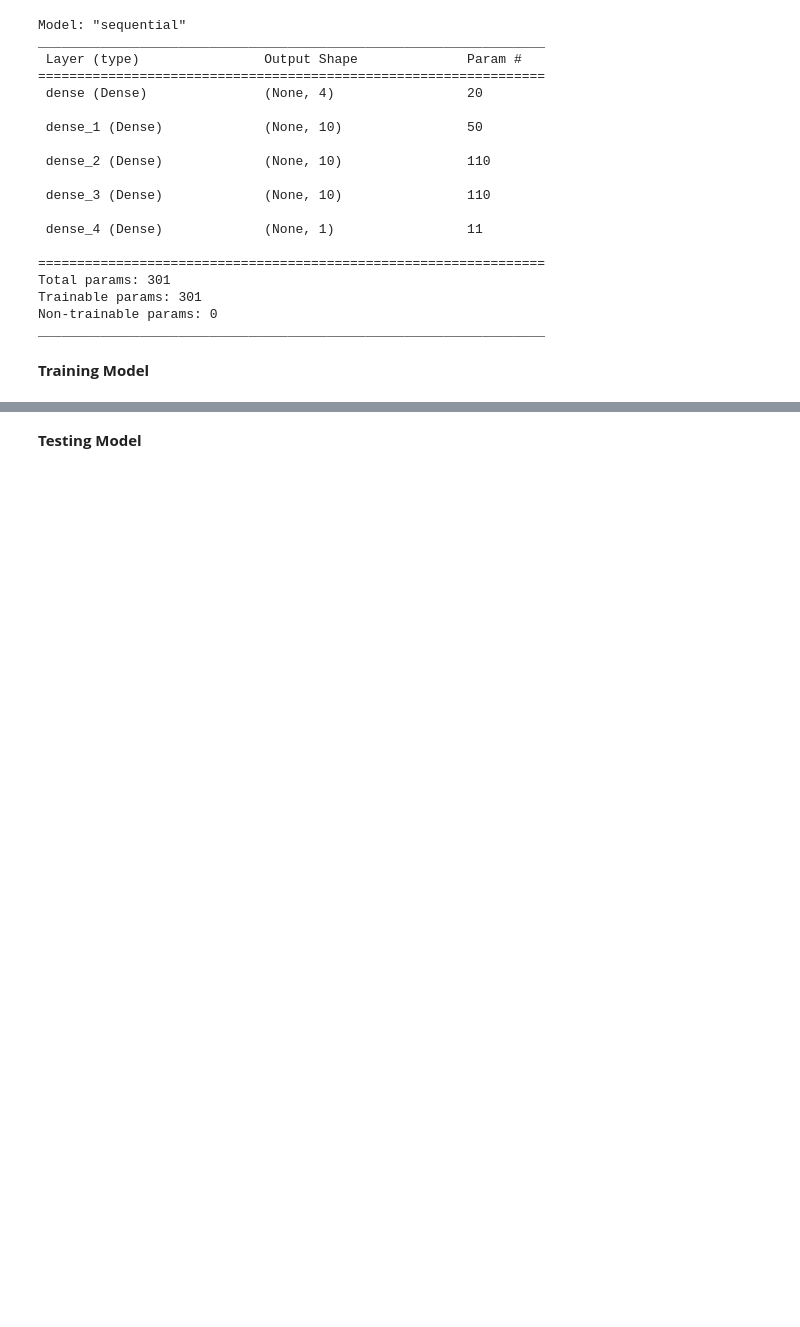
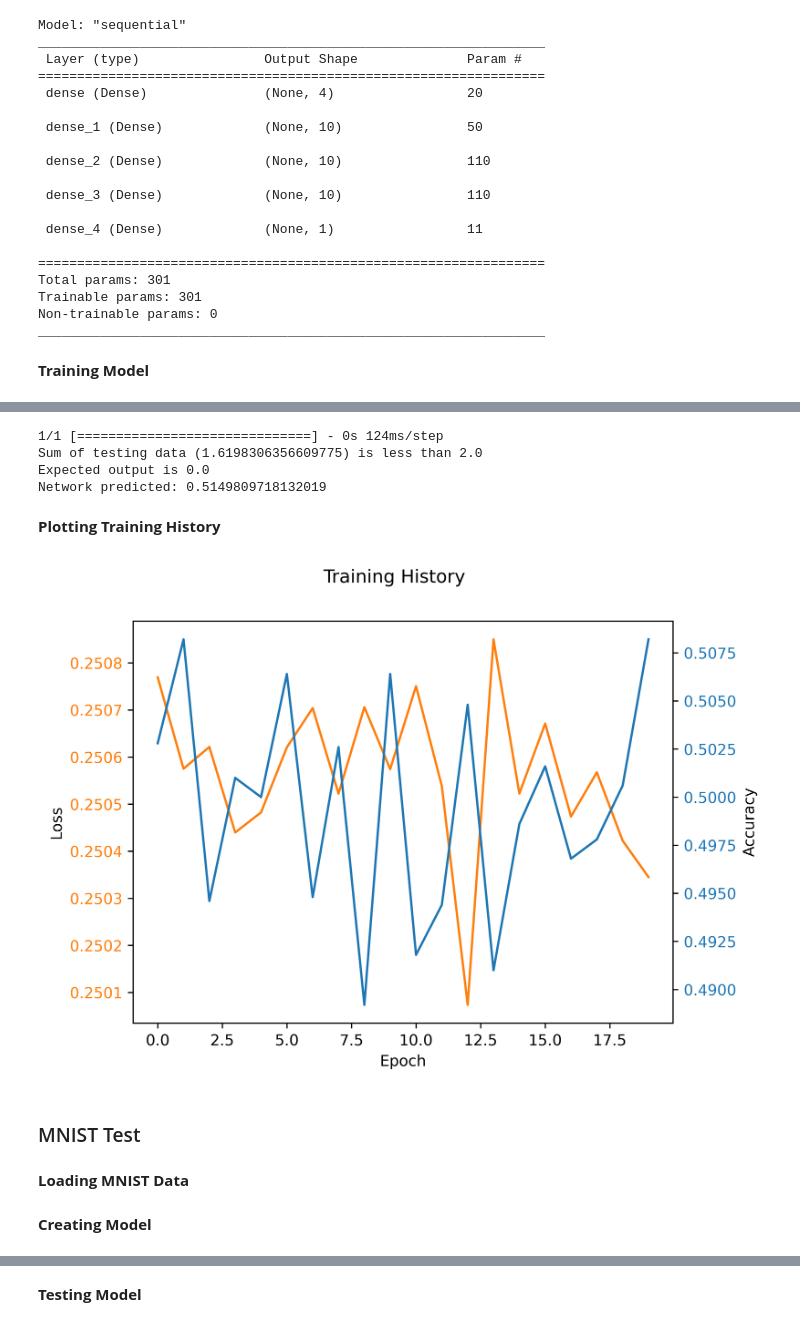
Before and after one commit to litepupp/ML-Models, a Jupyter notebook: NeuralNets/Feedforward/python/tensorflow/network_test.ipynb, the cells around one changed output, grey strips where cells are left out. Saved outputs shown, nothing was run; the diff lists cells and outputs as text; code cells hidden in the pictures; blank space fills up the shorter version.

```diff
--- a/NeuralNets/Feedforward/python/tensorflow/network_test.ipynb
+++ b/NeuralNets/Feedforward/python/tensorflow/network_test.ipynb
@@ -55,3 +59,5 @@ Non-trainable params: 0
 _________________________________________________________________
 # %% [markdown]
 **Training Model**
+# %%
+history = model.fit(train_X, train_y, epochs=20)
@@ -57,0 +90,39 @@ _________________________________________________________________
+# %%
+TEST_EXAMPLE = 23
+
+prediction = model.predict(test_X[TEST_EXAMPLE, None])
+
+print(
+    f"Sum of testing data ({np.sum(test_X[TEST_EXAMPLE])}) is {'greater' if test_y[TEST_EXAMPLE, 0] else 'less'} than {NPL[0] / 2}"
+)
+print(f"Expected output is {test_y[TEST_EXAMPLE, 0]}")
+print(f"Network predicted: {prediction[0, 0]}")
+# %% [output]
+1/1 [==============================] - 0s 124ms/step
+Sum of testing data (1.6198306356609775) is less than 2.0
+Expected output is 0.0
+Network predicted: 0.5149809718132019
+# %% [markdown]
+**Plotting Training History**
+# %%
+fig, ax1 = plt.subplots()
+fig.suptitle("Training History")
+
+ax1.set_xlabel("Epoch")
+ax1.set_ylabel("Loss")
+ax1.plot(history.history["loss"], color="tab:orange")
+ax1.tick_params(axis="y", labelcolor="tab:orange")
+
+ax2 = ax1.twinx()
+
+ax2.set_ylabel("Accuracy")
+ax2.plot(history.history["accuracy"], color="tab:blue")
+ax2.tick_params(axis="y", labelcolor="tab:blue")
+
+plt.show()
+# %% [output]
+[figure, added]
+# %% [markdown]
+### MNIST Test
+# %% [markdown]
+**Loading MNIST Data**
@@ -57,0 +139,2 @@ _________________________________________________________________
+# %% [markdown]
+**Creating Model**
```
Also changed, not shown: parts of 14 cells of this notebook, 1 other file.
